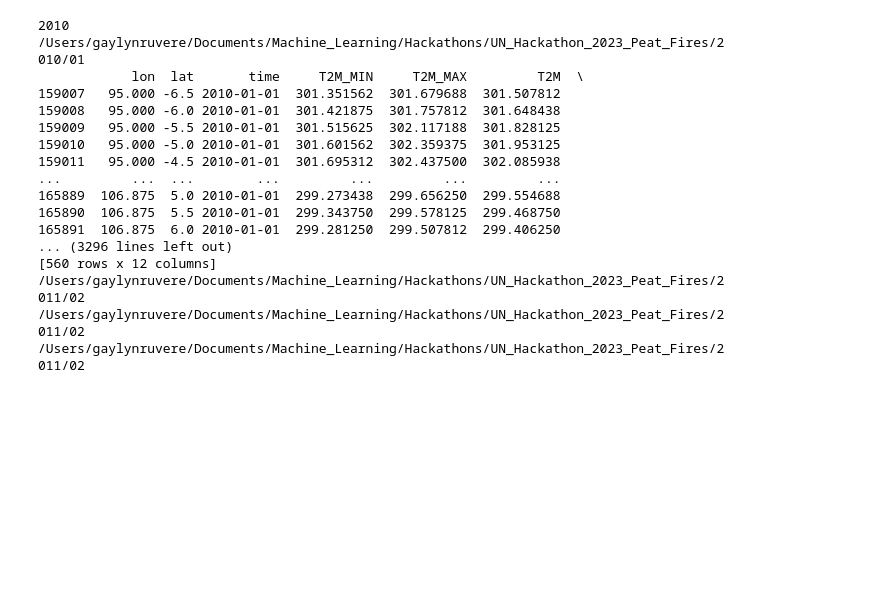
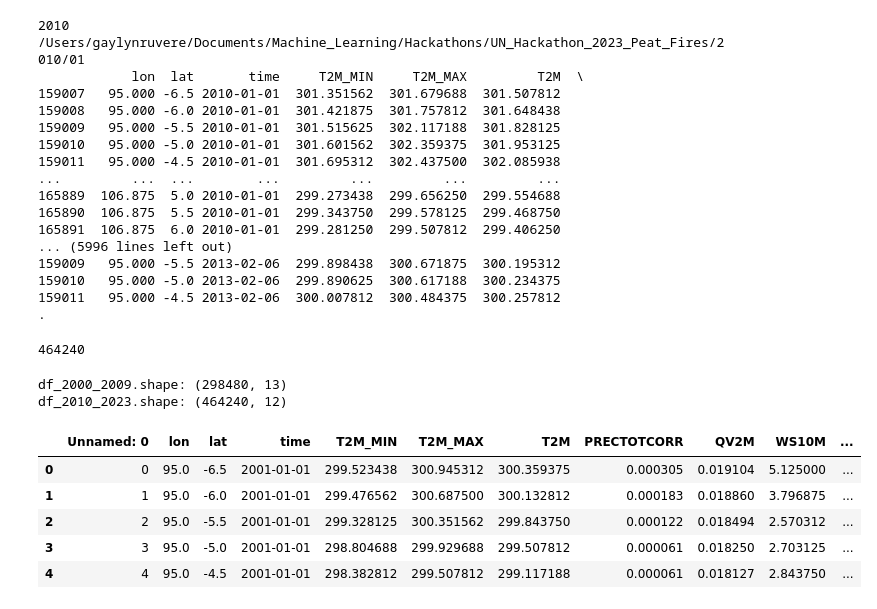
Before and after one commit to UN-datathon-2023/UN-Datathon2023, a Jupyter notebook: gaylyn/climate_extract.ipynb, the cells around one changed output. Drawn from its saved outputs; the diff is of its cells as text; code cells hidden in the pictures; blank space fills up the shorter version.

Commit message:
Adding climate data for 2001-2023 to Dataset/Weather

```diff
--- a/gaylyn/climate_extract.ipynb
+++ b/gaylyn/climate_extract.ipynb
@@ -20,21 +4,18 @@ import netCDF4 as nc
 import os
 import pandas as pd
 # %%
-
-
 # Define the base directory where NetCDF files are located
-# base_directory = "/Users/rd/Desktop/Data/"  # Modify this to the appropriate base directory
 base_directory = "/Users/gaylynruvere/Documents/Machine_Learning/Hackathons/UN_Hackathon_2023_Peat_Fires/"  # Modify this to the appropriate base directory
 
-# Define the variables you want to extract
 # Define the variables you want to extract
 desired_variables = ["T2M_MIN", "T2M_MAX", "T2M", "PRECTOTCORR", "QV2M", "WS10M", "WD10M", "WS10M_MAX", "WS10M_MIN"]  # Replace with your desired variable names
 min_latitude = -6.92276
 max_latitude = 7.10208
 min_longitude = 94.71447
 max_longitude = 107.28015
+
 # Define the years and months to loop through
-years = ["2010", "2011"]
+years = ["2010", "2011", "2012", "2013", "2014", "2015", "2016", "2017", "2018", "2019", "2020", "2021", "2022", "2023"]
 months = [str(i).zfill(2) for i in range(1, 3)]
 days = [str(i).zfill(2) for i in range(1, 32)]
 
@@ -82,7 +63,9 @@ for year in years:
             #if (lat_condition & long_condition).any():
                  #dataframes.append(df)
             df = df[(df['lat'] >= min_latitude) & (df['lat'] <= max_latitude) & (df['lon'] >= min_longitude) & (df['lon'] <= max_longitude)]
+
             print(df)
+
             dataframes.append(df)
 
 # Concatenate all DataFrames into one
@@ -103,9 +86,13 @@ final_df = pd.concat(dataframes, ignore_index=True)
 165889  106.875  5.0 2010-01-01  299.273438  299.656250  299.554688
 165890  106.875  5.5 2010-01-01  299.343750  299.578125  299.468750
 165891  106.875  6.0 2010-01-01  299.281250  299.507812  299.406250
-... (3296 lines left out)
-[560 rows x 12 columns]
-/Users/gaylynruvere/Documents/Machine_Learning/Hackathons/UN_Hackathon_2023_Peat_Fires/2011/02
-/Users/gaylynruvere/Documents/Machine_Learning/Hackathons/UN_Hackathon_2023_Peat_Fires/2011/02
-/Users/gaylynruvere/Documents/Machine_Learning/Hackathons/UN_Hackathon_2023_Peat_Fires/2011/02
+... (5996 lines left out)
+159009   95.000 -5.5 2013-02-06  299.898438  300.671875  300.195312
+159010   95.000 -5.0 2013-02-06  299.890625  300.617188  300.234375
+159011   95.000 -4.5 2013-02-06  300.007812  300.484375  300.257812
+.
+# %%
+len(final_df)
+# %% [output]
+464240
 # %%
@@ -112,0 +100,20 @@ final_df.to_csv('Climate_2011_2012.csv')
+# %%
+# Merge 2000-2009 file from Raj with 2010-2023 file
+
+df_2001_2009 = pd.read_csv('Climate_2001_2009.csv')
+df_2010_2023 = final_df
+
+print(f'df_2000_2009.shape: {df_2001_2009.shape}')
+print(f'df_2010_2023.shape: {df_2010_2023.shape}')
+# %% [output]
+df_2000_2009.shape: (298480, 13)
+df_2010_2023.shape: (464240, 12)
+# %%
+df_2001_2009.head()
+# %% [output]
+|  | Unnamed: 0 | lon | lat | time | T2M_MIN | T2M_MAX | T2M | PRECTOTCORR | QV2M | WS10M | ... |
+| 0 | 0 | 95.0 | -6.5 | 2001-01-01 | 299.523438 | 300.945312 | 300.359375 | 0.000305 | 0.019104 | 5.125000 | ... |
+| 1 | 1 | 95.0 | -6.0 | 2001-01-01 | 299.476562 | 300.687500 | 300.132812 | 0.000183 | 0.018860 | 3.796875 | ... |
+| 2 | 2 | 95.0 | -5.5 | 2001-01-01 | 299.328125 | 300.351562 | 299.843750 | 0.000122 | 0.018494 | 2.570312 | ... |
+| 3 | 3 | 95.0 | -5.0 | 2001-01-01 | 298.804688 | 299.929688 | 299.507812 | 0.000061 | 0.018250 | 2.703125 | ... |
+| 4 | 4 | 95.0 | -4.5 | 2001-01-01 | 298.382812 | 299.507812 | 299.117188 | 0.000061 | 0.018127 | 2.843750 | ... |
```
Also changed, not shown: parts of 7 cells of this notebook, 2 other files.
